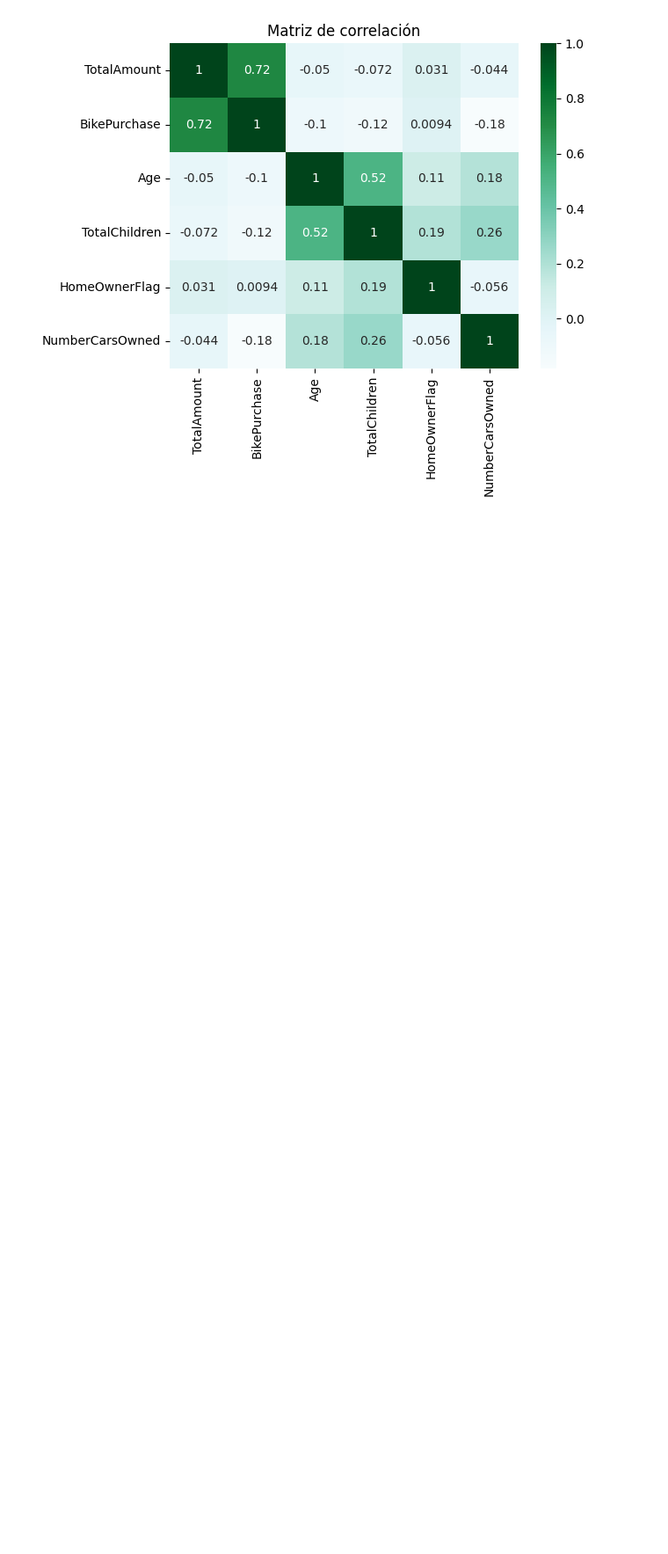
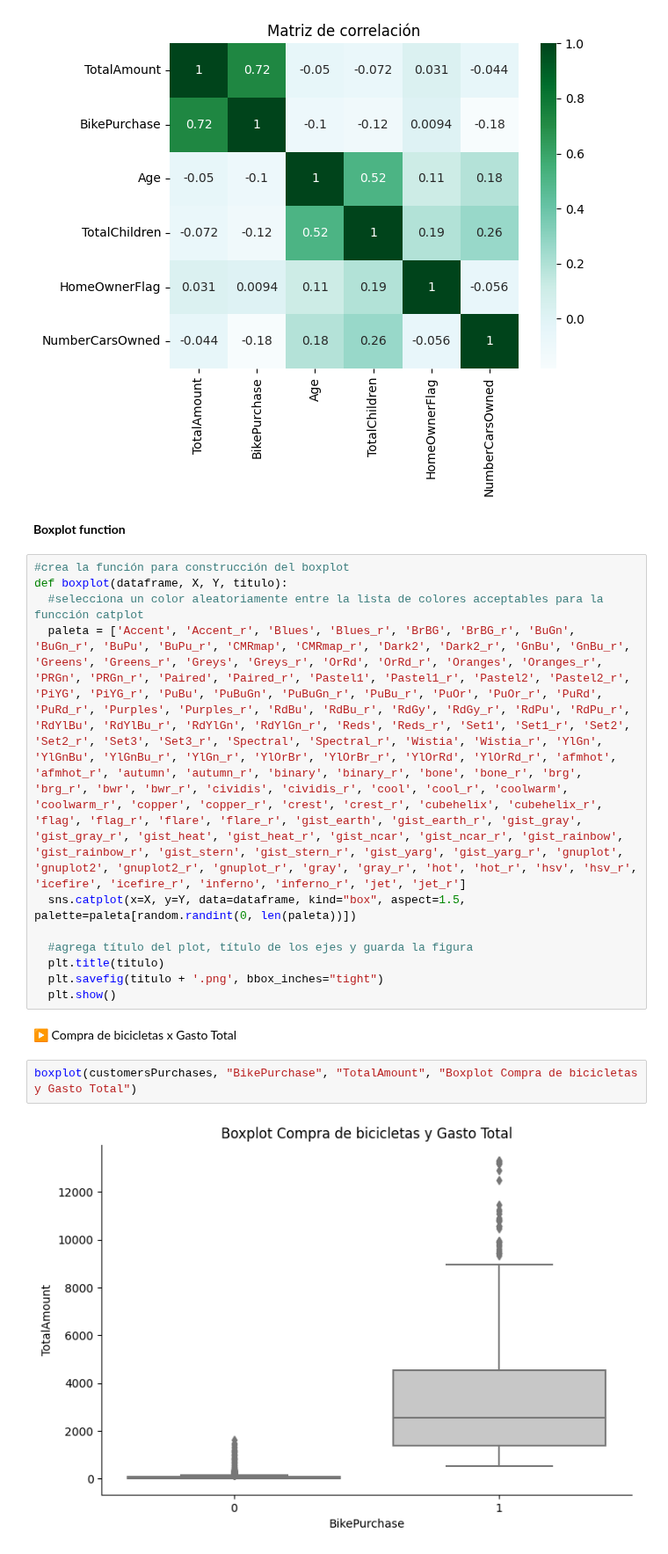
Before and after one commit to anapaccasilva/AdventureWorks, a Jupyter notebook: EDA_AdventureWorks.ipynb, the cells around one changed output. Shown at 88% size. Drawn from its saved outputs; the diff is of its cells as text; blank space fills up the shorter version.

```diff
--- a/EDA_AdventureWorks.ipynb
+++ b/EDA_AdventureWorks.ipynb
@@ -573,3 +573,22 @@ plt.savefig(titulo + '.png', bbox_inches="tight")
 plt.show()
 # %% [output]
 [figure]
+# %% [markdown]
+**Boxplot function**
+# %%
+#crea la función para construcción del boxplot
+def boxplot(dataframe, X, Y, titulo):
+  #selecciona un color aleatoriamente entre la lista de colores acceptables para la funcción catplot
+  paleta = ['Accent', 'Accent_r', 'Blues', 'Blues_r', 'BrBG', 'BrBG_r', 'BuGn', 'BuGn_r', 'BuPu', 'BuPu_r', 'CMRmap', 'CMRmap_r', 'Dark2', 'Dark2_r', 'GnBu', 'GnBu_r', 'Greens', 'Greens_r', 'Greys', 'Greys_r', 'OrRd', 'OrRd_r', 'Oranges', 'Oranges_r', 'PRGn', 'PRGn_r', 'Paired', 'Paired_r', 'Pastel1', 'Pastel1_r', 'Pastel2', 'Pastel2_r', 'PiYG', 'PiYG_r', 'PuBu', 'PuBuGn', 'PuBuGn_r', 'PuBu_r', 'PuOr', 'PuOr_r', 'PuRd', 'PuRd_r', 'Purples', 'Purples_r', 'RdBu', 'RdBu_r', 'RdGy', 'RdGy_r', 'RdPu', 'RdPu_r', 'RdYlBu', 'RdYlBu_r', 'RdYlGn', 'RdYlGn_r', 'Reds', 'Reds_r', 'Set1', 'Set1_r', 'Set2', 'Set2_r', 'Set3', 'Set3_r', 'Spectral', 'Spectral_r', 'Wistia', 'Wistia_r', 'YlGn', 'YlGnBu', 'YlGnBu_r', 'YlGn_r', 'YlOrBr', 'YlOrBr_r', 'YlOrRd', 'YlOrRd_r', 'afmhot', 'afmhot_r', 'autumn', 'autumn_r', 'binary', 'binary_r', 'bone', 'bone_r', 'brg', 'brg_r', 'bwr', 'bwr_r', 'cividis', 'cividis_r', 'cool', 'cool_r', 'coolwarm', 'coolwarm_r', 'copper', 'copper_r', 'crest', 'crest_r', 'cubehelix', 'cubehelix_r', 'flag', 'flag_r', 'flare', 'flare_r', 'gist_earth', 'gist_earth_r', 'gist_gray', 'gist_gray_r', 'gist_heat', 'gist_heat_r', 'gist_ncar', 'gist_ncar_r', 'gist_rainbow', 'gist_rainbow_r', 'gist_stern', 'gist_stern_r', 'gist_yarg', 'gist_yarg_r', 'gnuplot', 'gnuplot2', 'gnuplot2_r', 'gnuplot_r', 'gray', 'gray_r', 'hot', 'hot_r', 'hsv', 'hsv_r', 'icefire', 'icefire_r', 'inferno', 'inferno_r', 'jet', 'jet_r']
+  sns.catplot(x=X, y=Y, data=dataframe, kind="box", aspect=1.5, palette=paleta[random.randint(0, len(paleta))])
+
+  #agrega título del plot, título de los ejes y guarda la figura
+  plt.title(titulo)
+  plt.savefig(titulo + '.png', bbox_inches="tight")
+  plt.show()
+# %% [markdown]
+▶ Compra de bicicletas x Gasto Total
+# %%
+boxplot(customersPurchases, "BikePurchase", "TotalAmount", "Boxplot Compra de bicicletas y Gasto Total")
+# %% [output]
+[figure, added]
```
Also changed, not shown: parts of 8 cells of this notebook.
